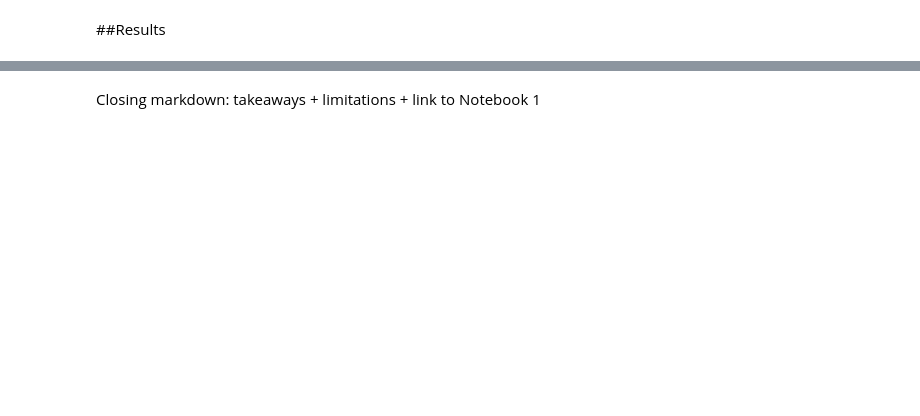
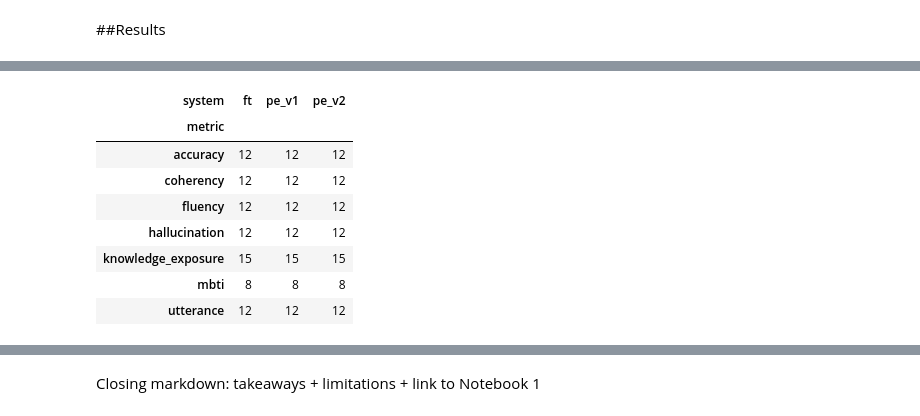
Before and after one commit to kritirakheja/elizabeth-bennet-llm, a Jupyter notebook: 02_evaluation_pipeline.ipynb, the cells around one changed output, grey strips where cells are left out. Drawn from its saved outputs; the diff is of its cells as text; code cells hidden in the pictures; blank space fills up the shorter version.

```diff
--- a/02_evaluation_pipeline.ipynb
+++ b/02_evaluation_pipeline.ipynb
@@ -595,0 +654,12 @@ files.download("scores.json")
+# %%
+df.groupby(["metric", "system"]).size().unstack()
+# %% [output]
+| system | ft | pe_v1 | pe_v2 |
+| metric |  |  |  |
+| accuracy | 12 | 12 | 12 |
+| coherency | 12 | 12 | 12 |
+| fluency | 12 | 12 | 12 |
+| hallucination | 12 | 12 | 12 |
+| knowledge_exposure | 15 | 15 | 15 |
+| mbti | 8 | 8 | 8 |
+| utterance | 12 | 12 | 12 |
```
Also changed, not shown: parts of 9 cells of this notebook.
